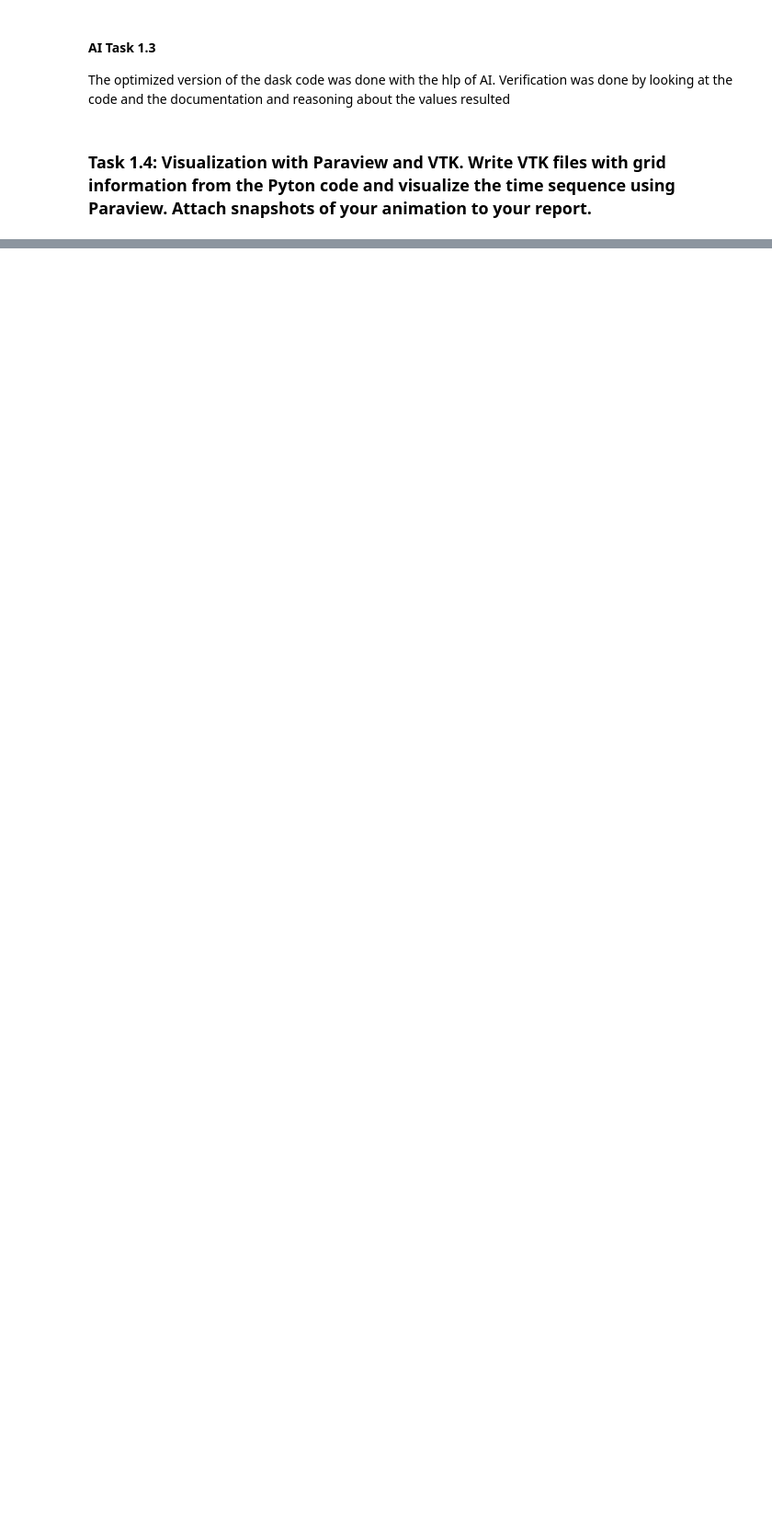
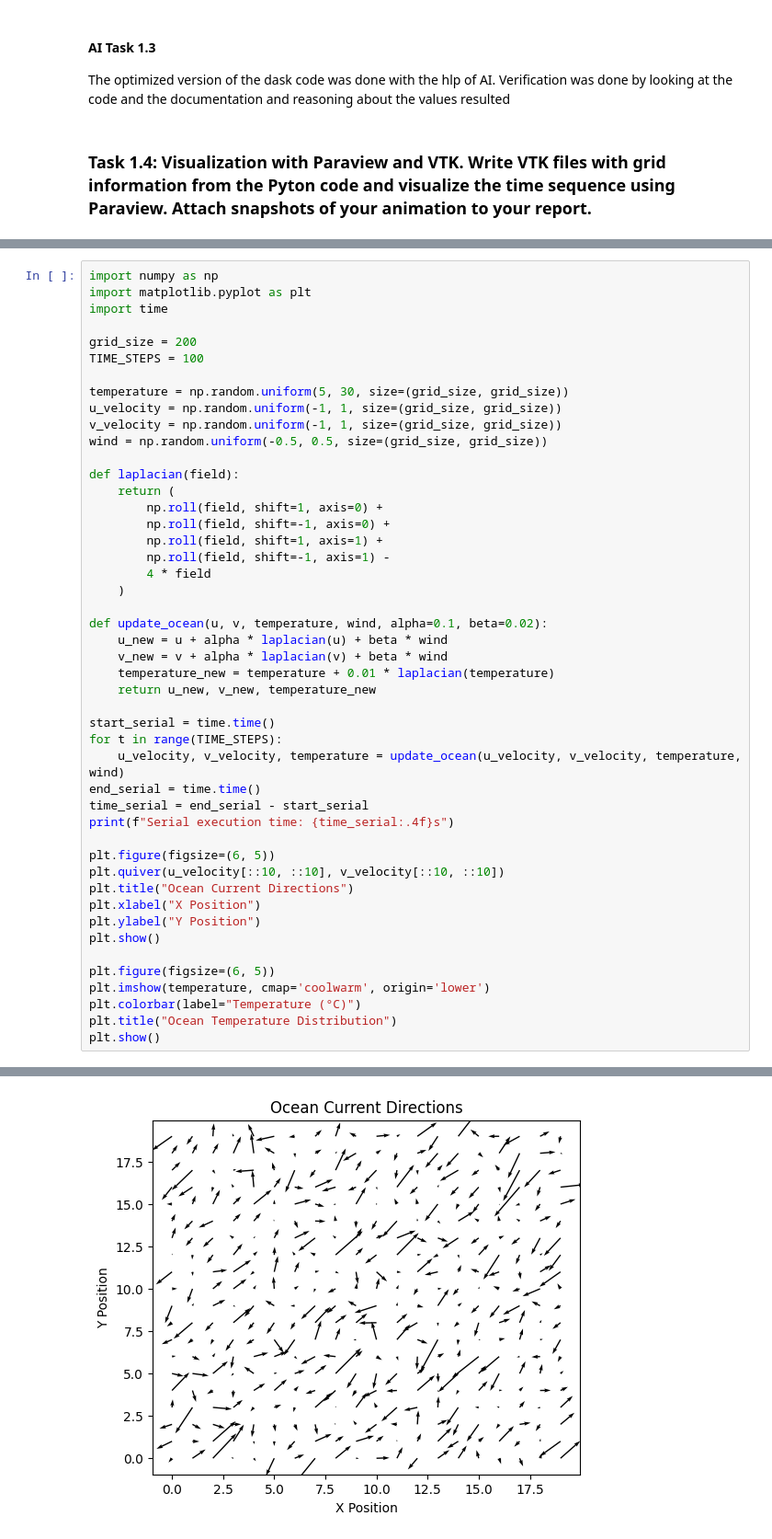
Before and after one commit to serb1231/DD2358_assignment4, a Jupyter notebook: solution.ipynb, the cells around one changed output, grey strips where cells are left out. Shown at 92% size. Saved outputs shown, nothing was run; the diff lists cells and outputs as text; blank space fills up the shorter version.

```diff
--- a/solution.ipynb
+++ b/solution.ipynb
@@ -349,0 +353,48 @@ This was easy enough to do. Just had to send the vtk viles over to have them dis
+# %%
+import numpy as np
+import matplotlib.pyplot as plt
+import time
+
+grid_size = 200
+TIME_STEPS = 100
+
+temperature = np.random.uniform(5, 30, size=(grid_size, grid_size))
+u_velocity = np.random.uniform(-1, 1, size=(grid_size, grid_size))
+v_velocity = np.random.uniform(-1, 1, size=(grid_size, grid_size))
+wind = np.random.uniform(-0.5, 0.5, size=(grid_size, grid_size))
+
+def laplacian(field):
+    return (
+        np.roll(field, shift=1, axis=0) +
+        np.roll(field, shift=-1, axis=0) +
+        np.roll(field, shift=1, axis=1) +
+        np.roll(field, shift=-1, axis=1) -
+        4 * field
+    )
+
+def update_ocean(u, v, temperature, wind, alpha=0.1, beta=0.02):
+    u_new = u + alpha * laplacian(u) + beta * wind
+    v_new = v + alpha * laplacian(v) + beta * wind
+    temperature_new = temperature + 0.01 * laplacian(temperature)
+    return u_new, v_new, temperature_new
+
+start_serial = time.time()
+for t in range(TIME_STEPS):
+    u_velocity, v_velocity, temperature = update_ocean(u_velocity, v_velocity, temperature, wind)
+end_serial = time.time()
+time_serial = end_serial - start_serial
+print(f"Serial execution time: {time_serial:.4f}s")
+
+plt.figure(figsize=(6, 5))
+plt.quiver(u_velocity[::10, ::10], v_velocity[::10, ::10])
+plt.title("Ocean Current Directions")
+plt.xlabel("X Position")
+plt.ylabel("Y Position")
+plt.show()
+
+plt.figure(figsize=(6, 5))
+plt.imshow(temperature, cmap='coolwarm', origin='lower')
+plt.colorbar(label="Temperature (°C)")
+plt.title("Ocean Temperature Distribution")
+plt.show()
+# %% [output]
@@ -349,0 +402 @@ This was easy enough to do. Just had to send the vtk viles over to have them dis
+[figure, added]
```
Also changed, not shown: parts of 6 cells of this notebook.
